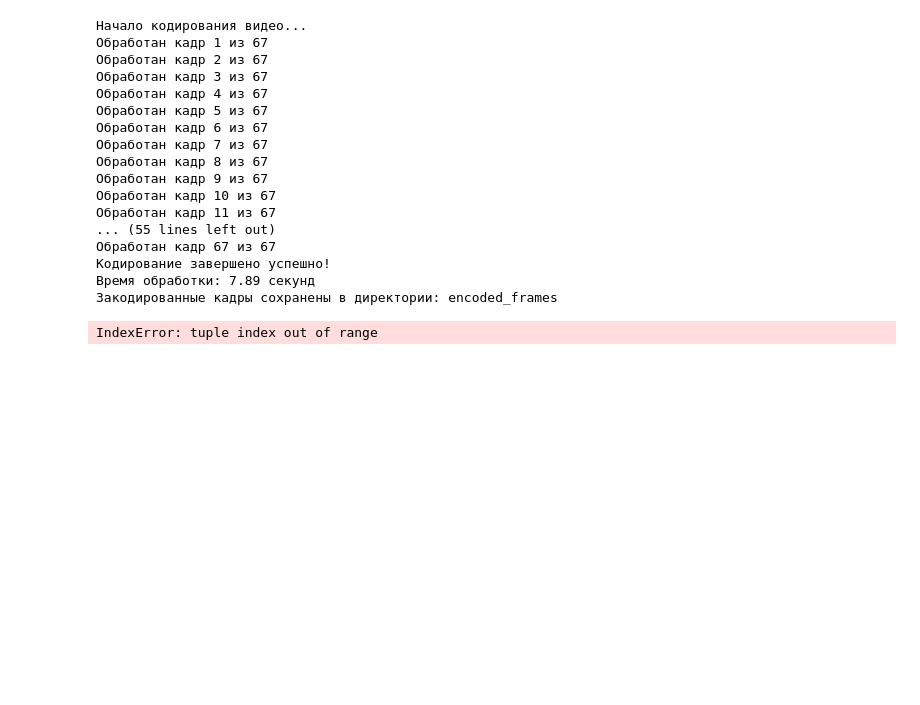
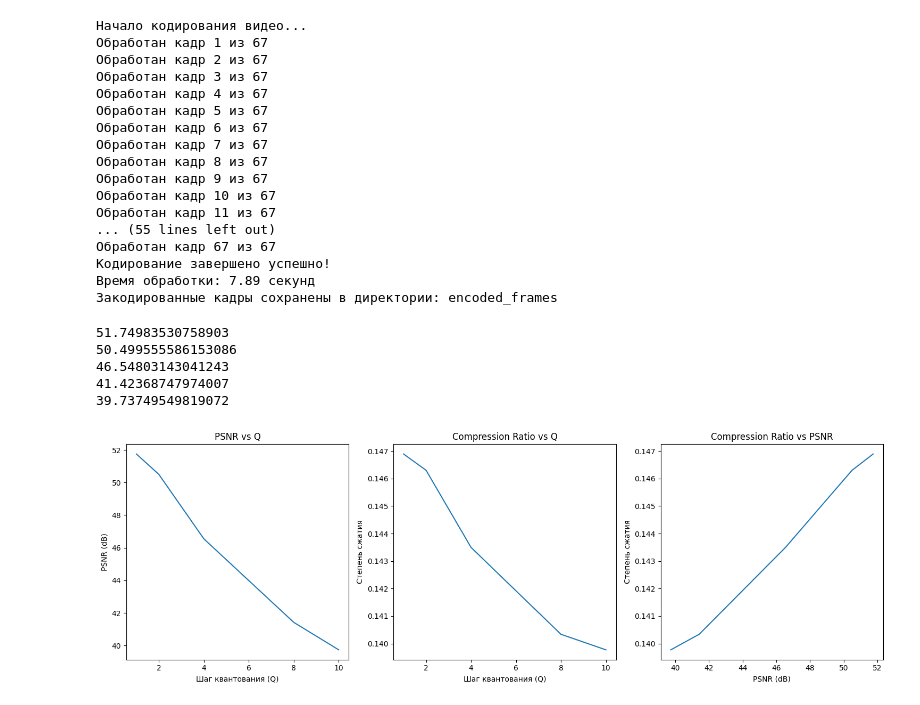
Before and after one commit to L0rdLizard/suaiMultimedia, a Jupyter notebook: lab02/lab02.ipynb, the cells around one changed output. Saved outputs shown, nothing was run; the diff lists cells and outputs as text; code cells hidden in the pictures; blank space fills up the shorter version.

```diff
--- a/lab02/lab02.ipynb
+++ b/lab02/lab02.ipynb
@@ -203,11 +203,23 @@ def idct2d(block: np.ndarray) -> np.ndarray:
     """
     return idct(idct(block.T, norm='ortho').T, norm='ortho')
 
+# def quantize(block: np.ndarray, q_step: int) -> np.ndarray:
+#     """
+#     Квантование ДКП коэффициентов
+#     """
+#     return np.round(block / q_step) * q_step
+
 def quantize(block: np.ndarray, q_step: int) -> np.ndarray:
     """
-    Квантование ДКП коэффициентов
+    Квантование ДКП коэффициентов с использованием шага квантования q_step
     """
-    return np.round(block / q_step) * q_step
+    size_block = block.shape[0]  # Определяем размер блока автоматически
+    res = np.zeros((size_block, size_block))  # Создаём пустую матрицу для результата
+    for i in range(size_block):
+        for j in range(size_block):
+            res[i][j] = round(block[i][j] / q_step) * q_step  # Выполняем квантование
+    return res
+
 
 def process_block(block: np.ndarray, q_step: int) -> Tuple[np.ndarray, np.ndarray]:
     """
@@ -502,31 +514,36 @@ def main():
     q_steps = [1, 2, 4, 8, 16, 32]
     q_steps = [1, 2, 4, 8, 10]
     psnr_values = []
     compression_ratios = []
 
     # Создаем папки для diff и recon видео
     diff_folder = "output/diff"
     recon_folder = "output/recon"
     os.makedirs(diff_folder, exist_ok=True)
     os.makedirs(recon_folder, exist_ok=True)
 
     for q in q_steps:
         # Генерация путей для diff и recon файлов
         diff_path = os.path.join(diff_folder, f"diff_q{q}.avi")
         recon_path = os.path.join(recon_folder, f"recon_q{q}.avi")
 
         psnr, ratio = process_video(
             input_path,
             diff_path,  # Файл с разностными кадрами
             recon_path,  # Файл с восстановленными кадрами
             q
         )
         psnr_values.append(psnr)
         compression_ratios.append(ratio)
 
     plot_metrics(q_steps, psnr_values, compression_ratios)
 
 if __name__ == '__main__':
     main()
 # %% [output]
-IndexError: tuple index out of range
+51.74983530758903
+50.499555586153086
+46.54803143041243
+41.42368747974007
+39.73749549819072
+[figure, added]
```
Also changed, not shown: 2 other files.
